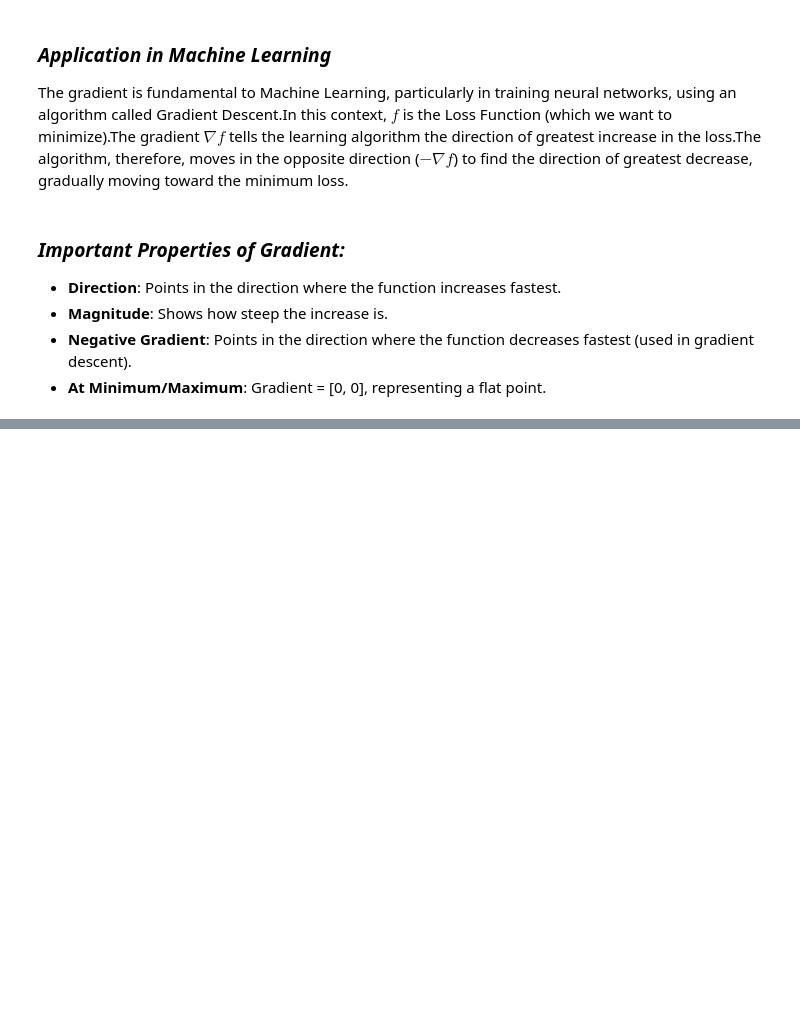
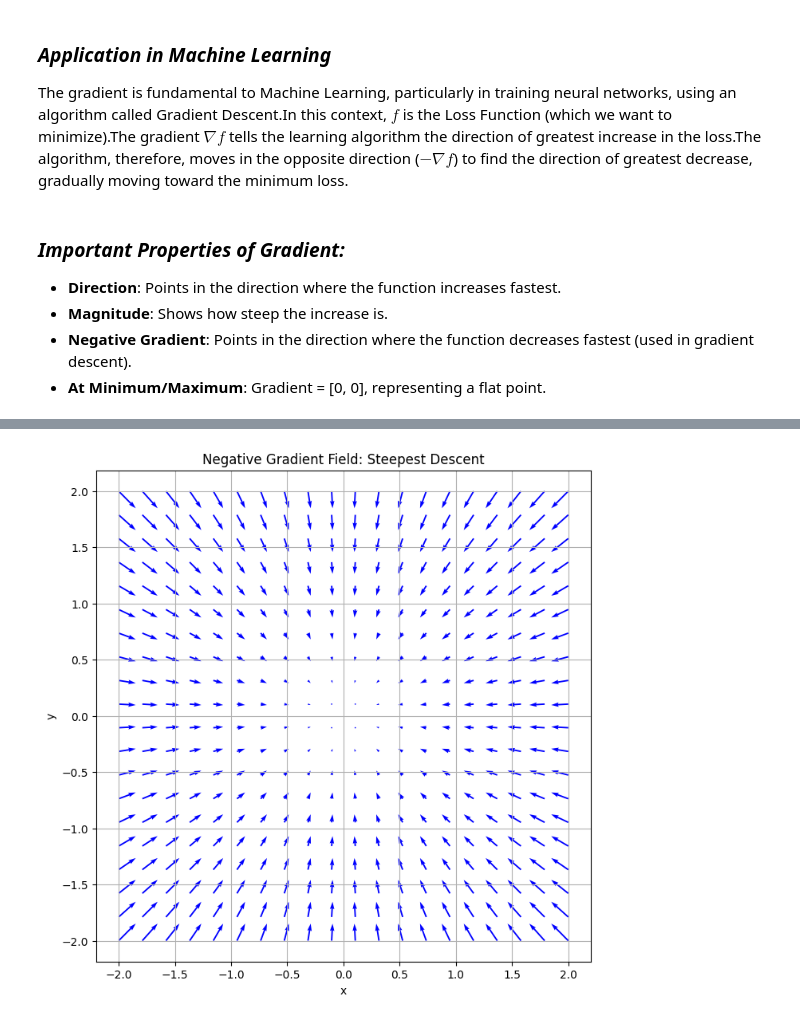
Before and after one commit to Sakib0/ai-researcher, a Jupyter notebook: 01_Math/4_gradient.ipynb, the cells around one changed output, grey strips where cells are left out. Cells and saved outputs as stored; diff of their text form; code cells hidden in the pictures; blank space fills up the shorter version.

```diff
--- a/01_Math/4_gradient.ipynb
+++ b/01_Math/4_gradient.ipynb
@@ -98,0 +162,37 @@ The gradient is fundamental to Machine Learning, particularly in training neural
+# %%
+
+# Define the function f(x,y) = x^2 + y^2
+def f(x, y):
+    return x**2 + y**2
+
+# Gradient
+def grad(x, y):
+    return np.array([2*x, 2*y])
+
+# Grid for plotting
+x = np.linspace(-2, 2, 20)
+y = np.linspace(-2, 2, 20)
+
+X, Y = np.meshgrid(x, y)
+
+# Compute gradients
+U = 2 * X   # ∂f/∂x
+V = 2 * Y   # ∂f/∂y
+
+# Negative gradients
+U_neg = -U
+V_neg = -V
+
+plt.figure(figsize=(8, 8))
+
+# Plot negative gradient vectors (steepest descent)
+plt.quiver(X, Y, U_neg, V_neg, color='blue')
+
+plt.title("Negative Gradient Field: Steepest Descent")
+plt.xlabel("x")
+plt.ylabel("y")
+plt.grid(True)
+plt.axis('equal')
+plt.show()
+# %% [output]
+[figure, added]
```
Also changed, not shown: parts of 2 cells of this notebook, 1 other file.
